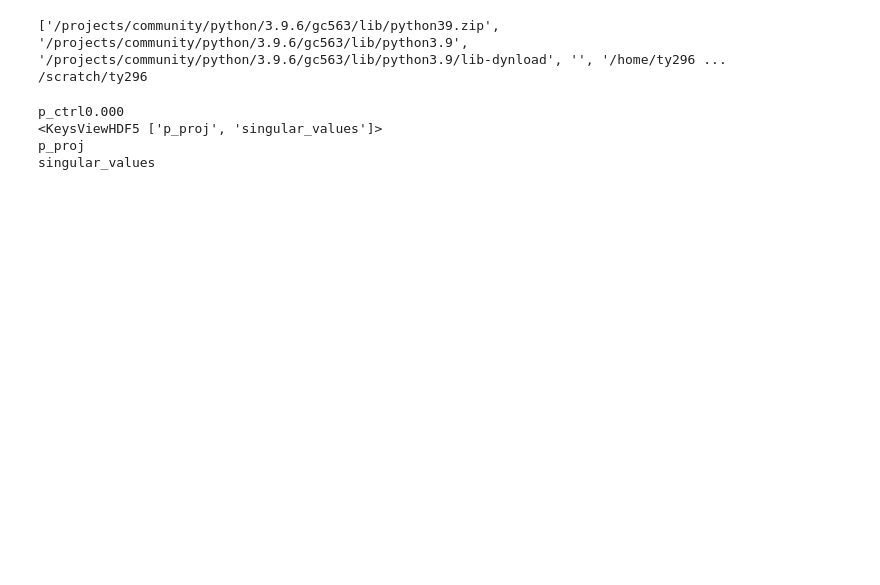
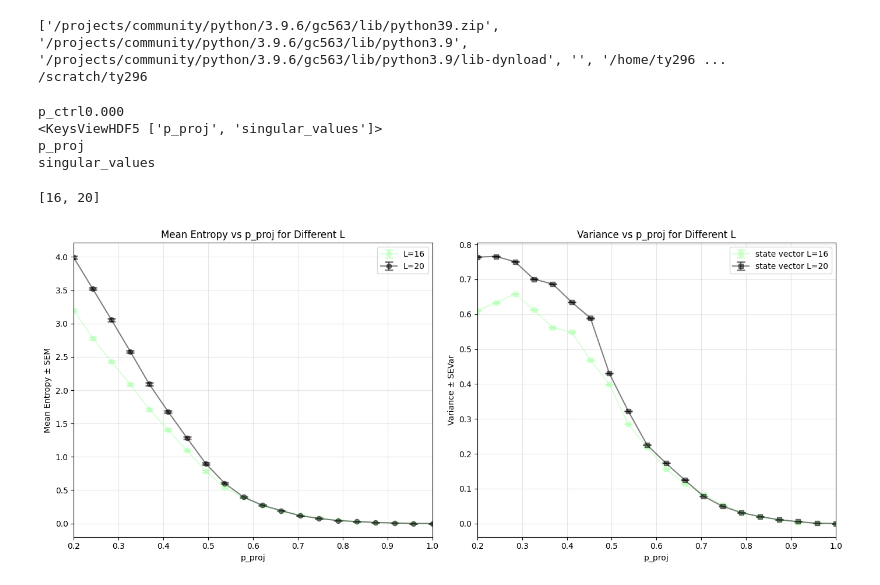
Before and after one commit to youtao1999/CT_MPS_mini, a Jupyter notebook: python_sandbox.ipynb, the cells around one changed output. Cells and saved outputs as stored; diff of their text form; code cells hidden in the pictures; blank space fills up the shorter version.

Commit message:
syncing with cluster for local testing of individual trajectory shots comparing statevector evolution and MPS

```diff
--- a/python_sandbox.ipynb
+++ b/python_sandbox.ipynb
@@ -77,41 +77,42 @@ from read_hdf5_func import calculate_mean_and_error, calculate_variance_and_erro
 SvN_fixed = partial(von_neumann_entropy_sv, n=0, positivedefinite=False, threshold=1e-15)
 
 # Pattern to match folders
-pattern = "/scratch/ty296/sv_L*_p_ctrl0.000_p0.200-1.000/final_results_L*.h5"
-folders = glob.glob(pattern)
+pattern_sv = "/scratch/ty296/sv_L*_p_ctrl0.000_p0.200-1.000/final_results_L*.h5"
+folders_sv = glob.glob(pattern_sv)[1:]
+# print(folders[1:])
 
 # extract L values from folder names
 from pathlib import Path
 import re
-L_values = [int(re.search(r'L(\d+)', folder).group(1)) for folder in folders]
-
+L_values_sv = [int(re.search(r'L(\d+)', folder).group(1)) for folder in folders_sv]
+print(L_values_sv)
 
 # Create increasingly deeper shades of blue proportional to L value
 # Smaller L = very light blue, larger L = darker blue
-colors = []
-min_L = min(L_values)
-max_L = max(L_values)
+colors_sv = []
+min_L = min(L_values_sv)
+max_L = max(L_values_sv)
 
-for L in L_values:
+for L in L_values_sv:
     # Normalize L to range [0, 1]
     norm_L = (L - min_L) / (max_L - min_L)
 
-    # Create light blue to dark blue gradient
-    # Light blue: (0.7, 0.7, 1.0), Dark blue: (0.0, 0.0, 0.8)
+    # Create light green to dark green gradient
+    # Light green: (0.7, 1.0, 0.7), Dark green: (0.0, 0.8, 0.0)
     red = 0.7 * (1 - norm_L)      # From 0.7 to 0.0
-    green = 0.7 * (1 - norm_L)    # From 0.7 to 0.0
-    blue = 1.0 - 0.2 * norm_L     # From 1.0 to 0.8
+    green = 1.0 * (1 - norm_L)    # From 1.0 to 0.0
+    blue = 0.7 * (1 - norm_L)     # From 0.7 to 0.0
 
-    blue_color = (red, green, blue)
+    green_color = (red, green, blue)
 
-    colors.append(blue_color)
+    colors_sv.append(green_color)
 
 # Organize data by L values
-plot_data = {}
-for L in L_values:
-    plot_data[L] = {'p_proj': [], 'mean': [], 'sem': [], 'variance': [], 'se_var': []}
+plot_data_sv = {}
+for L in L_values_sv:
+    plot_data_sv[L] = {'p_proj': [], 'mean': [], 'sem': [], 'variance': [], 'se_var': []}
 
-for filename, L in zip(folders, L_values):
+for filename, L in zip(folders_sv, L_values_sv):
     h5_file = h5py.File(filename, 'r')
     data_set = h5_file['p_ctrl0.000']['singular_values']['AB']
     p_proj_values = h5_file['p_ctrl0.000']['p_proj']
@@ -119,41 +120,44 @@ for filename, L in zip(folders, L_values):
     raw_s0_data = np.apply_along_axis(SvN_fixed, axis=2, arr=data_set)
     s0_mean_data = np.apply_along_axis(calculate_mean_and_error, axis=1, arr=raw_s0_data)
     s0_var_data = np.apply_along_axis(calculate_variance_and_error, axis=1, arr=raw_s0_data)
-    plot_data[L]['p_proj'] = p_proj_values[:]
-    plot_data[L]['mean'] = s0_mean_data[:,0]
-    plot_data[L]['sem'] = s0_mean_data[:,1]
-    plot_data[L]['variance'] = s0_var_data[:,0]
-    plot_data[L]['se_var'] = s0_var_data[:,1]
+    plot_data_sv[L]['p_proj'] = p_proj_values[:]
+    plot_data_sv[L]['mean'] = s0_mean_data[:,0]
+    plot_data_sv[L]['sem'] = s0_mean_data[:,1]
+    plot_data_sv[L]['variance'] = s0_var_data[:,0]
+    plot_data_sv[L]['se_var'] = s0_var_data[:,1]
 
 fig, (ax1, ax2) = plt.subplots(1, 2, figsize=(14, 6))
 
 # Plot 1: p_proj vs mean ± sem
-for i, L in enumerate(L_values):
-    ax1.errorbar(plot_data[L]['p_proj'], plot_data[L]['mean'], yerr=plot_data[L]['sem'],
-                label=f'L={L}', marker='o', capsize=5, capthick=2, color=colors[i])
+for i, L in enumerate(L_values_sv):
+    ax1.errorbar(plot_data_sv[L]['p_proj'], plot_data_sv[L]['mean'], yerr=plot_data_sv[L]['sem'],
+                label=f'L={L}', marker='o', capsize=5, capthick=2, color=colors_sv[i], alpha=0.5)
 
 ax1.set_xlabel('p_proj')
 ax1.set_ylabel('Mean Entropy ± SEM')
 ax1.set_title('Mean Entropy vs p_proj for Different L')
 ax1.legend()
 ax1.set_xlim(0.2, 1.0)
 ax1.grid(True, alpha=0.3)
 
 # Plot 2: p_proj vs variance ± se_var
-for i, L in enumerate(L_values):
-    data = plot_data[L]
+for i, L in enumerate(L_values_sv):
+    data = plot_data_sv[L]
 
     ax2.errorbar(data['p_proj'], data['variance'], yerr=data['se_var'],
-                label=f'L={L}', marker='s', capsize=5, capthick=2, color=colors[i])
+                label=f'state vector L={L}', marker='s', capsize=5, capthick=2, color=colors_sv[i], alpha=0.5)
 
 ax2.set_xlabel('p_proj')
 ax2.set_ylabel('Variance ± SEVar')
 ax2.set_title('Variance vs p_proj for Different L')
 ax2.legend()
 ax2.set_xlim(0.2, 1.0)
 ax2.grid(True, alpha=0.3)
 
 plt.tight_layout()
 # plt.savefig(f'{self.save_folder}/s{self.n}_threshold{threshold:.1e}_{self.p_fixed_name}{self.p_fixed_value}.png')
 # print(f'threshold {threshold} saved to {self.save_folder}/s{self.n}_threshold{threshold:.1e}_{self.p_fixed_name}{self.p_fixed_value}.png')
 plt.show()
+# %% [output]
+[16, 20]
+[figure, added]
```
Also changed, not shown: parts of 2 cells of this notebook, 3 other files.
